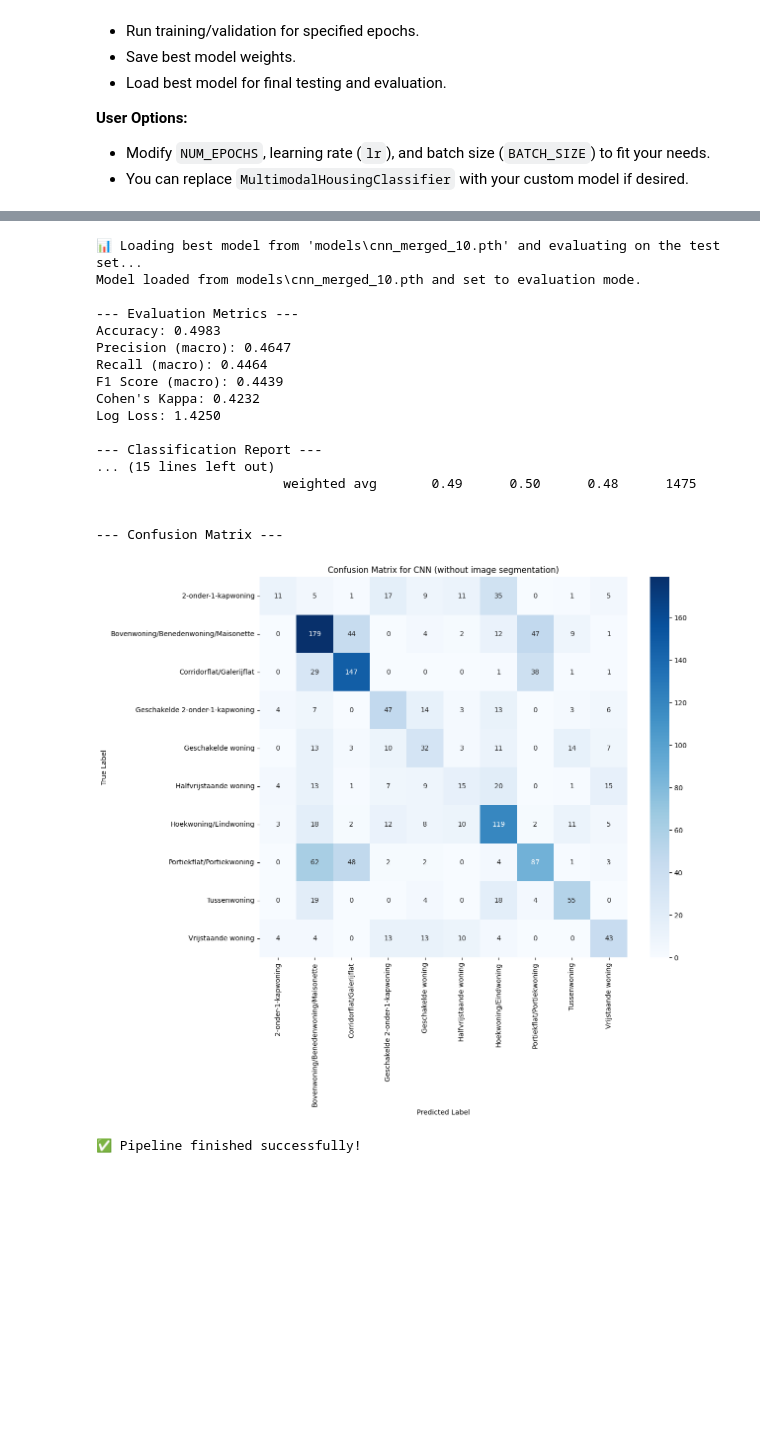
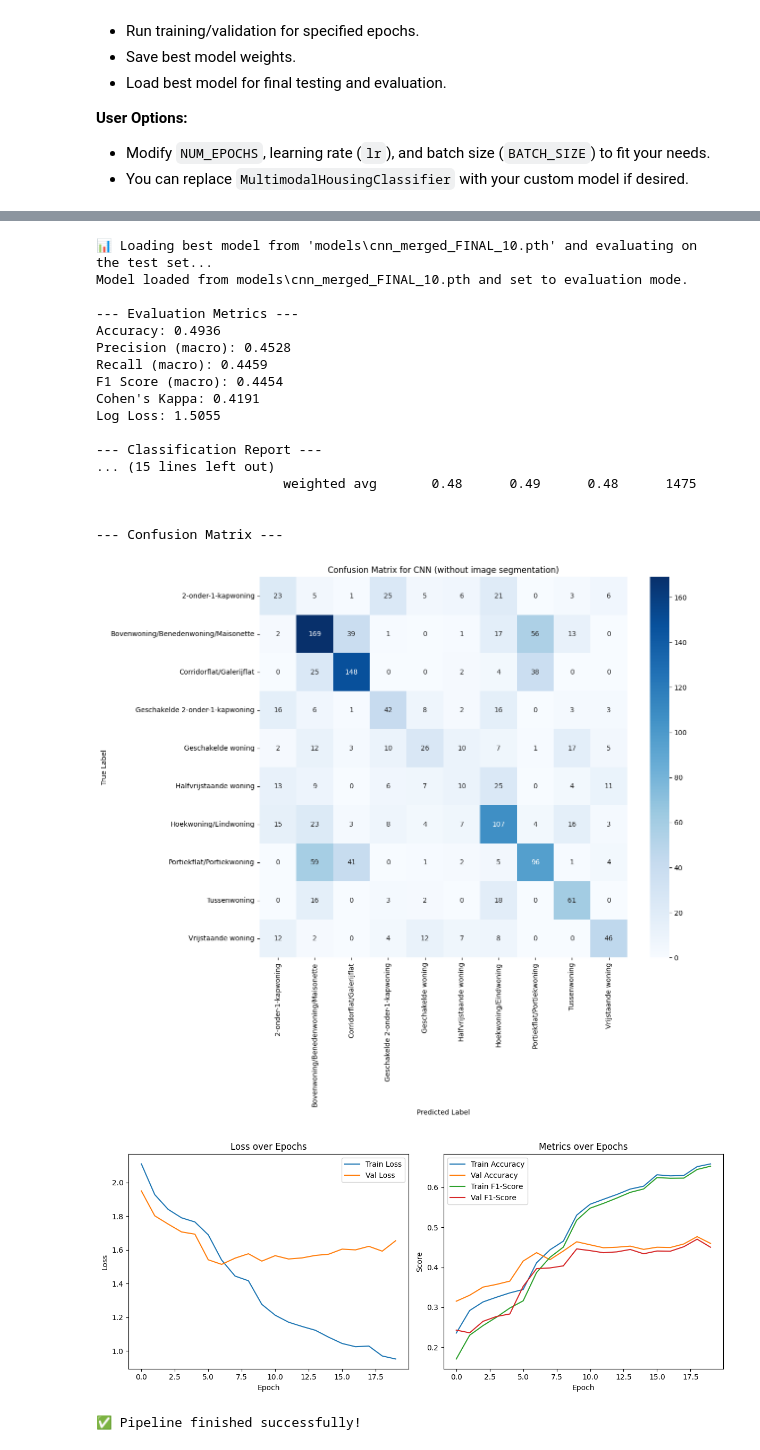
Before and after one commit to averagepindakaasenjoyer/Pangolinis, a Jupyter notebook: Model Architecture/pipeline_resnet50v3.ipynb, the cells around one changed output, grey strips where cells are left out. Saved outputs shown, nothing was run; the diff lists cells and outputs as text; code cells hidden in the pictures; blank space fills up the shorter version.

```diff
--- a/Model Architecture/pipeline_resnet50v3.ipynb
+++ b/Model Architecture/pipeline_resnet50v3.ipynb
@@ -558,8 +558,10 @@ criterion = nn.CrossEntropyLoss()
 # optimizer = torch.optim.Adam(filter(lambda p: p.requires_grad(), model.parameters()), lr=1e-4)
 NUM_EPOCHS = 20 # You can adjust this
 best_val_f1 = 0
-BEST_MODEL_PATH = "cnn_merged.pth"
+BEST_MODEL_PATH = "cnn_merged_FINAL.pth"
 
+history = {'train_loss': [], 'train_acc': [], 'train_f1': [],
+            'val_loss': [], 'val_acc': [], 'val_f1': []}
 
 print(f"Training for {NUM_EPOCHS} epochs...")
 
@@ -581,6 +583,13 @@ for epoch in range(1, NUM_EPOCHS + 1):
     train_loss, train_acc, train_f1 = train_one_epoch(model, train_loader, optimizer, criterion, device)
     val_loss, val_acc, val_f1 = validate_one_epoch(model, val_loader, criterion, device)
 
+    history['train_loss'].append(train_loss)
+    history['train_acc'].append(train_acc)
+    history['train_f1'].append(train_f1)
+    history['val_loss'].append(val_loss)
+    history['val_acc'].append(val_acc)
+    history['val_f1'].append(val_f1)
+
     print(f"Epoch {epoch} Summary:")
     print(f"  Train -> Loss: {train_loss:.4f}, Acc: {train_acc:.4f}, F1: {train_f1:.4f}")
     print(f"  Valid -> Loss: {val_loss:.4f}, Acc: {val_acc:.4f}, F1: {val_f1:.4f}")
@@ -670,34 +679,56 @@ Epoch 10 Summary:
 # %%
 # 4. Evaluate the Best Model on the Test Set
 print(f"\n📊 Loading best model from '{model_path}' and evaluating on the test set...")
 # Re-initialize a fresh model architecture
 num_classes = len(label_encoder.classes_)
 final_model = ResNet50Classifier(num_classes=num_classes)
 # Load the saved state dict
 final_model = load_model(final_model, model_path, device)
 
 
 class_names = list(label_encoder.classes_)
 evaluate_model(final_model, test_loader, device, class_names=class_names)
 
+plt.figure(figsize=(12, 5))
+plt.subplot(1, 2, 1)
+plt.plot(history['train_loss'], label='Train Loss')
+plt.plot(history['val_loss'], label='Val Loss')
+plt.title('Loss over Epochs')
+plt.xlabel('Epoch')
+plt.ylabel('Loss')
+plt.legend()
+
+plt.subplot(1, 2, 2)
+plt.plot(history['train_acc'], label='Train Accuracy')
+plt.plot(history['val_acc'], label='Val Accuracy')
+plt.plot(history['train_f1'], label='Train F1-Score')
+plt.plot(history['val_f1'], label='Val F1-Score')
+plt.title('Metrics over Epochs')
+plt.xlabel('Epoch')
+plt.ylabel('Score')
+plt.legend()
+plt.tight_layout()
+plt.show()
+
 print("\n✅ Pipeline finished successfully!")
 # %% [output]
-📊 Loading best model from 'models\cnn_merged_10.pth' and evaluating on the test set...
-Model loaded from models\cnn_merged_10.pth and set to evaluation mode.
+📊 Loading best model from 'models\cnn_merged_FINAL_10.pth' and evaluating on the test set...
+Model loaded from models\cnn_merged_FINAL_10.pth and set to evaluation mode.
 
 --- Evaluation Metrics ---
-Accuracy: 0.4983
-Precision (macro): 0.4647
-Recall (macro): 0.4464
-F1 Score (macro): 0.4439
-Cohen's Kappa: 0.4232
-Log Loss: 1.4250
+Accuracy: 0.4936
+Precision (macro): 0.4528
+Recall (macro): 0.4459
+F1 Score (macro): 0.4454
+Cohen's Kappa: 0.4191
+Log Loss: 1.5055
 
 --- Classification Report ---
 ... (15 lines left out)
-                        weighted avg       0.49      0.50      0.48      1475
+                        weighted avg       0.48      0.49      0.48      1475
 
 
 --- Confusion Matrix ---
-[figure, old version]
+[figure, new version]
+[figure, added]
 ✅ Pipeline finished successfully!
```
Also changed, not shown: parts of 2 cells of this notebook, 1 other file.
